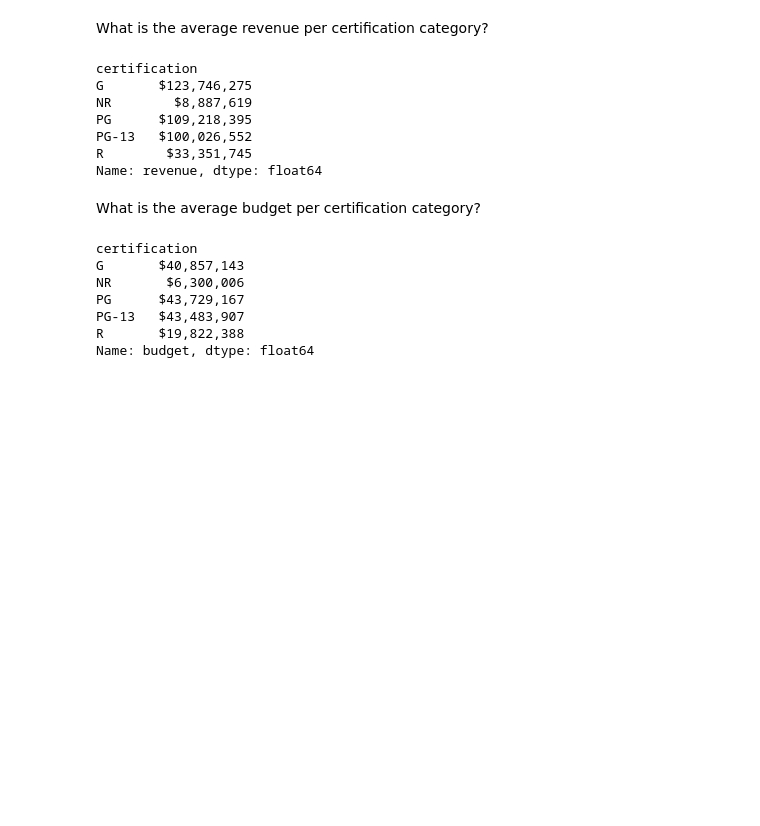
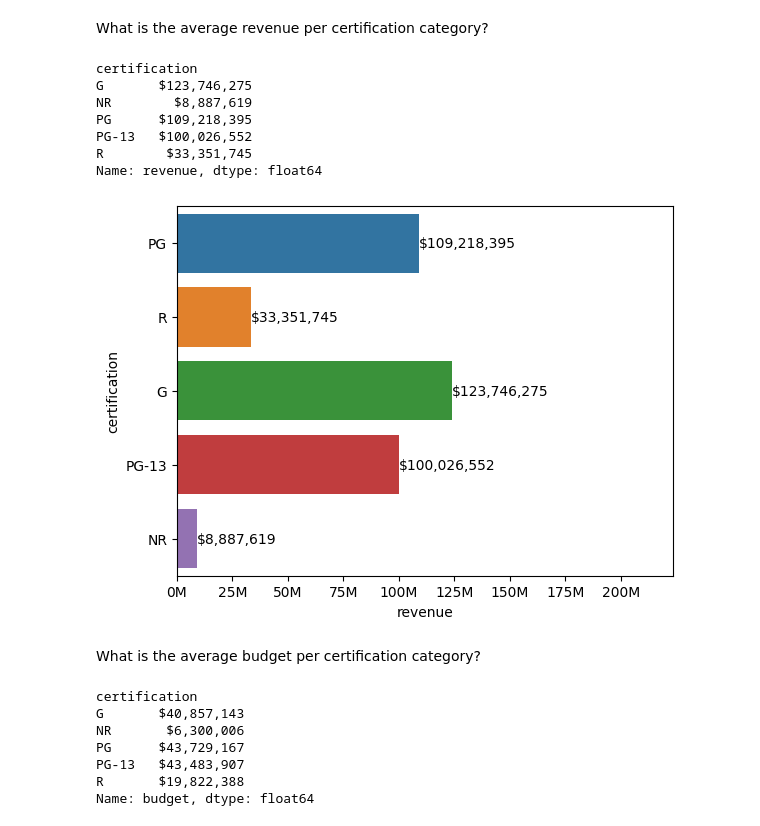
Before and after one commit to Richard-Shimada/Movie-Revenue-and-Ratings, a Jupyter notebook: Project 3 - Part 2 (EDA).ipynb, the cells around one changed output. Cells and saved outputs as stored; diff of their text form; code cells hidden in the pictures; blank space fills up the shorter version.

```diff
--- a/Project 3 - Part 2 (EDA).ipynb
+++ b/Project 3 - Part 2 (EDA).ipynb
@@ -151,6 +158,15 @@ PG      $109,218,395
 PG-13   $100,026,552
 R        $33,351,745
 Name: revenue, dtype: float64
+# %%
+ax = sns.barplot(data=merged_with_financials,x='revenue',y='certification', errwidth=0)
+xlabels = ['{:,.0f}M'.format(x) for x in ax.get_xticks()/1000000]
+ax.set_xticklabels(xlabels);
+
+for container in ax.containers:
+    ax.bar_label(container, labels=[f'${x:,.0f}' for x in container.datavalues])
+# %% [output]
+[figure, added]
 # %% [markdown]
 What is the average budget per certification category?
 # %%
```
Also changed, not shown: parts of 7 cells of this notebook, 3 other files.
